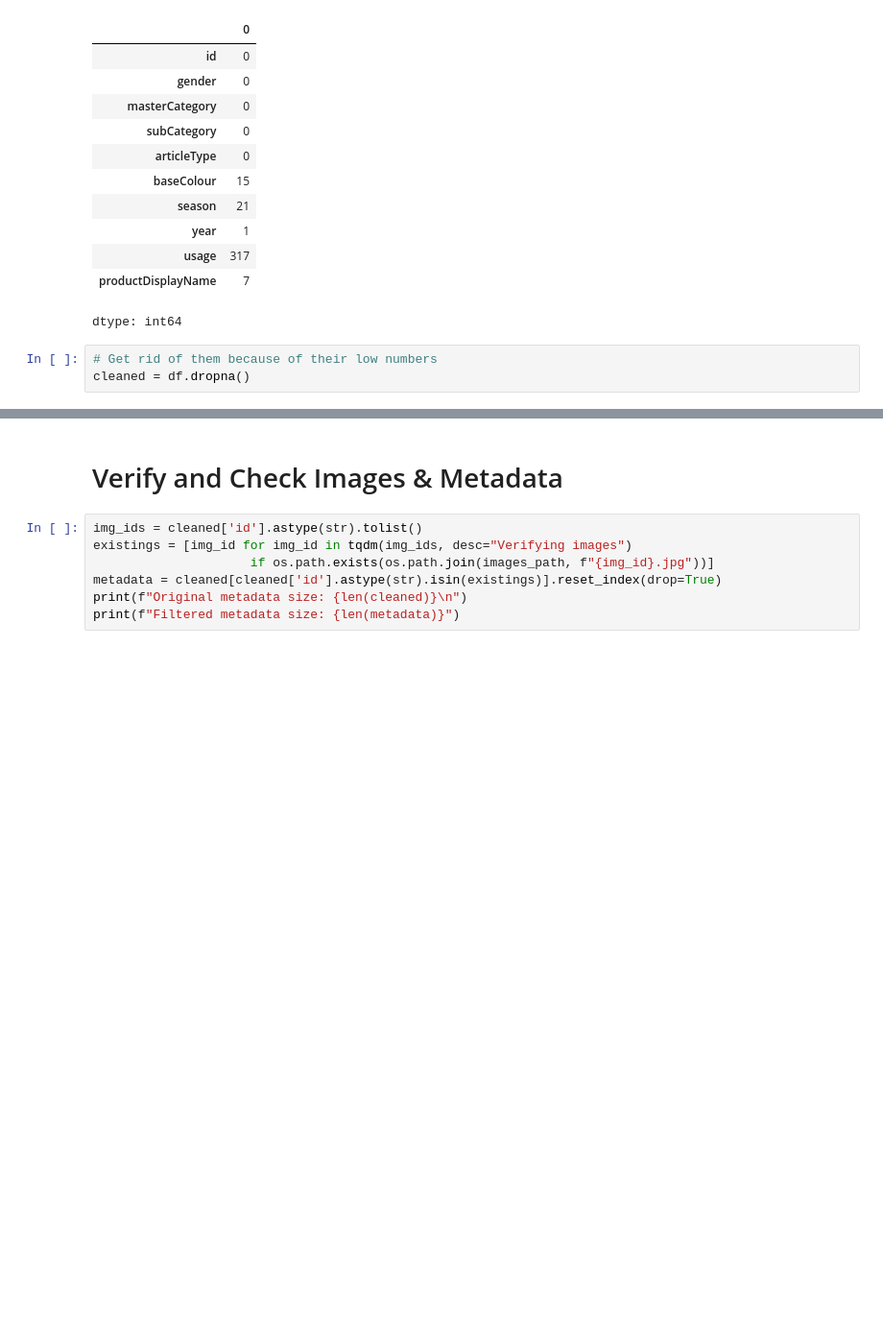
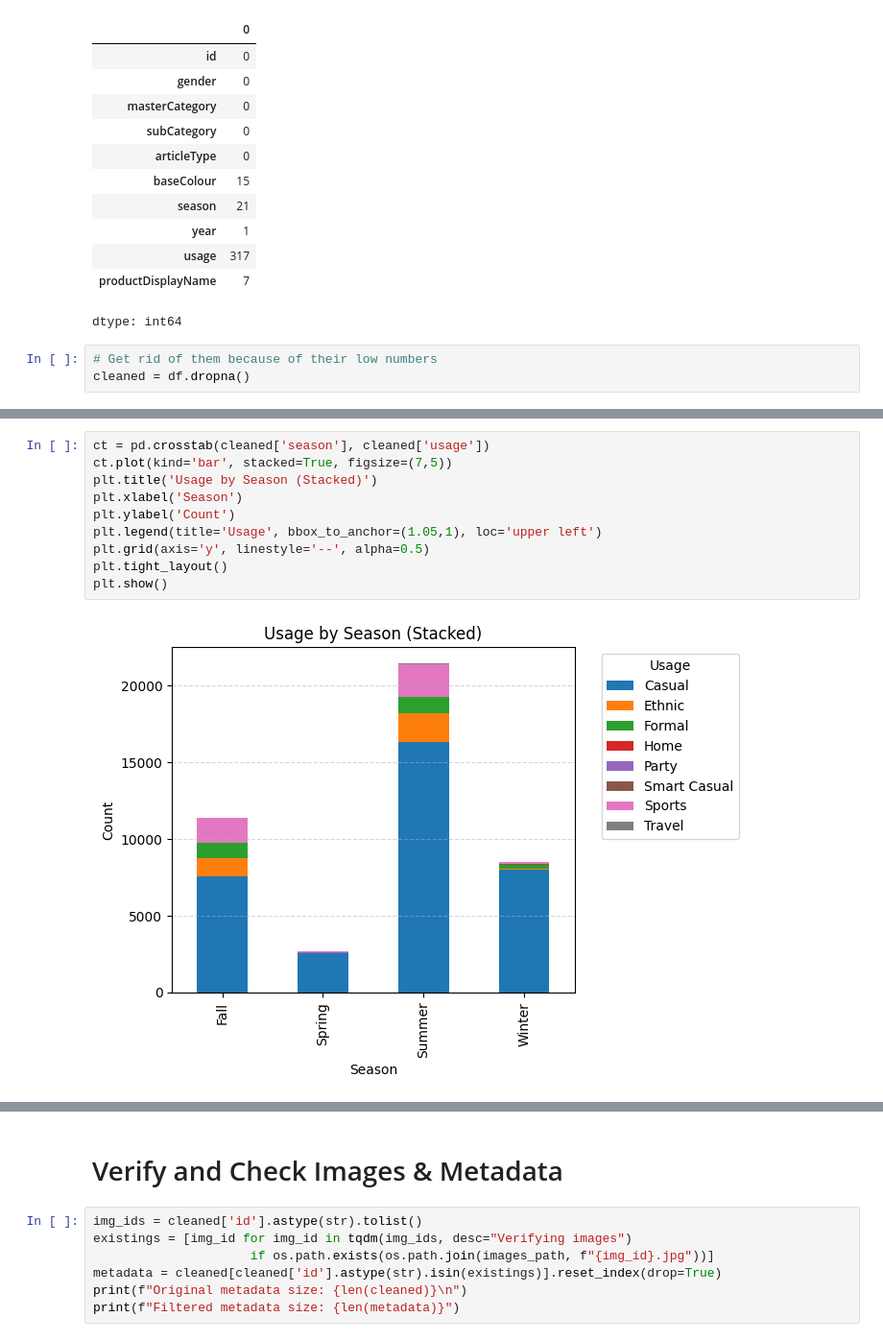
Before and after one commit to aminnademi/Predict-Fashion-Product-Images, a Jupyter notebook: Training/training_process.ipynb, the cells around one changed output, grey strips where cells are left out. Shown at 96% size. Cells and saved outputs as stored; diff of their text form; blank space fills up the shorter version.

```diff
--- a/Training/training_process.ipynb
+++ b/Training/training_process.ipynb
@@ -62,0 +99,12 @@ cleaned = df.dropna()
+# %%
+ct = pd.crosstab(cleaned['season'], cleaned['usage'])
+ct.plot(kind='bar', stacked=True, figsize=(7,5))
+plt.title('Usage by Season (Stacked)')
+plt.xlabel('Season')
+plt.ylabel('Count')
+plt.legend(title='Usage', bbox_to_anchor=(1.05,1), loc='upper left')
+plt.grid(axis='y', linestyle='--', alpha=0.5)
+plt.tight_layout()
+plt.show()
+# %% [output]
+[figure, added]
```
Also changed, not shown: parts of 7 cells of this notebook.
